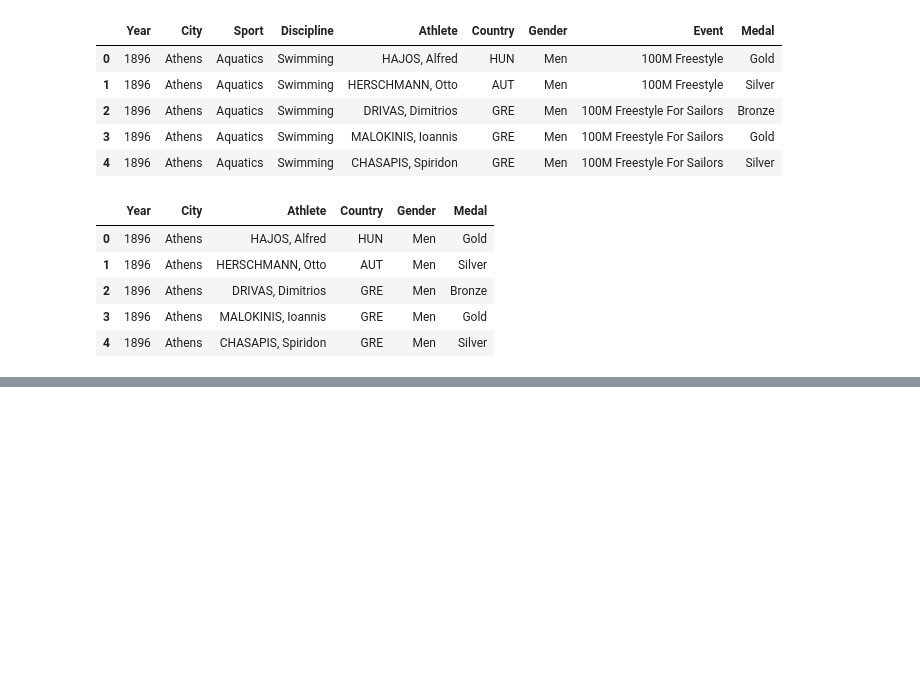
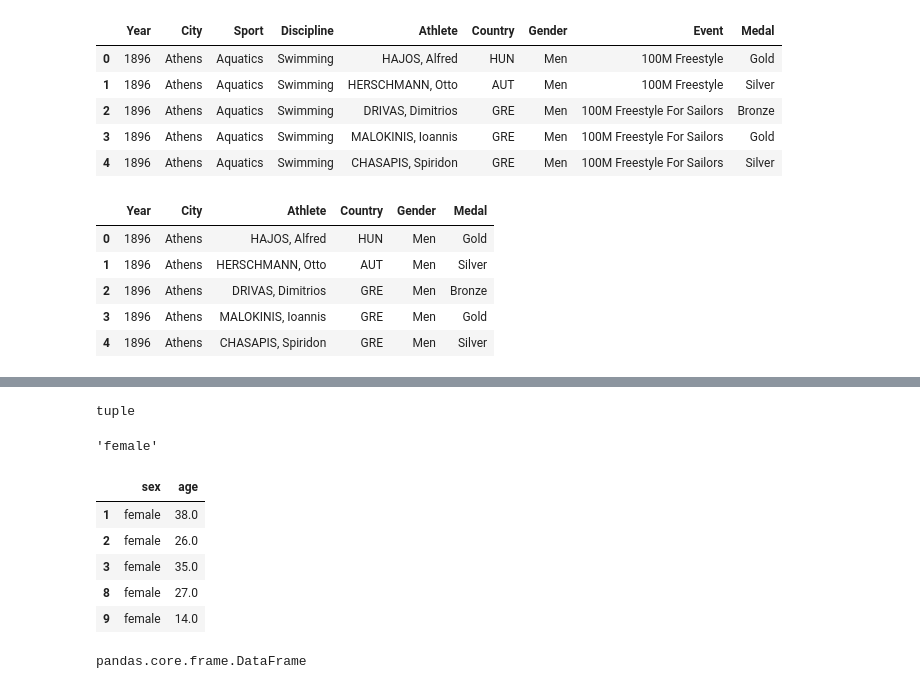
Before and after one commit to Jayce77/pythonDataCookbook, a Jupyter notebook: pandasExamples.ipynb, the cells around one changed output, grey strips where cells are left out. Cells and saved outputs as stored; diff of their text form; code cells hidden in the pictures; blank space fills up the shorter version.

```diff
--- a/pandasExamples.ipynb
+++ b/pandasExamples.ipynb
@@ -2585,0 +2614,2 @@ summer.head()
+# %%
+gbo = titanic_slice.groupby('sex')
@@ -2585,0 +2624,3 @@ summer.head()
+# %%
+l = list(gbo)
+l
@@ -2585,0 +2656,21 @@ summer.head()
+# %%
+type(l[0])
+# %% [output]
+tuple
+# %%
+l[0][0]
+# %% [output]
+'female'
+# %%
+l[0][1]
+# %% [output]
+|  | sex | age |
+| 1 | female | 38.0 |
+| 2 | female | 26.0 |
+| 3 | female | 35.0 |
+| 8 | female | 27.0 |
+| 9 | female | 14.0 |
+# %%
+type(l[0][1])
+# %% [output]
+pandas.core.frame.DataFrame
```
Also changed, not shown: parts of 11 cells of this notebook.
